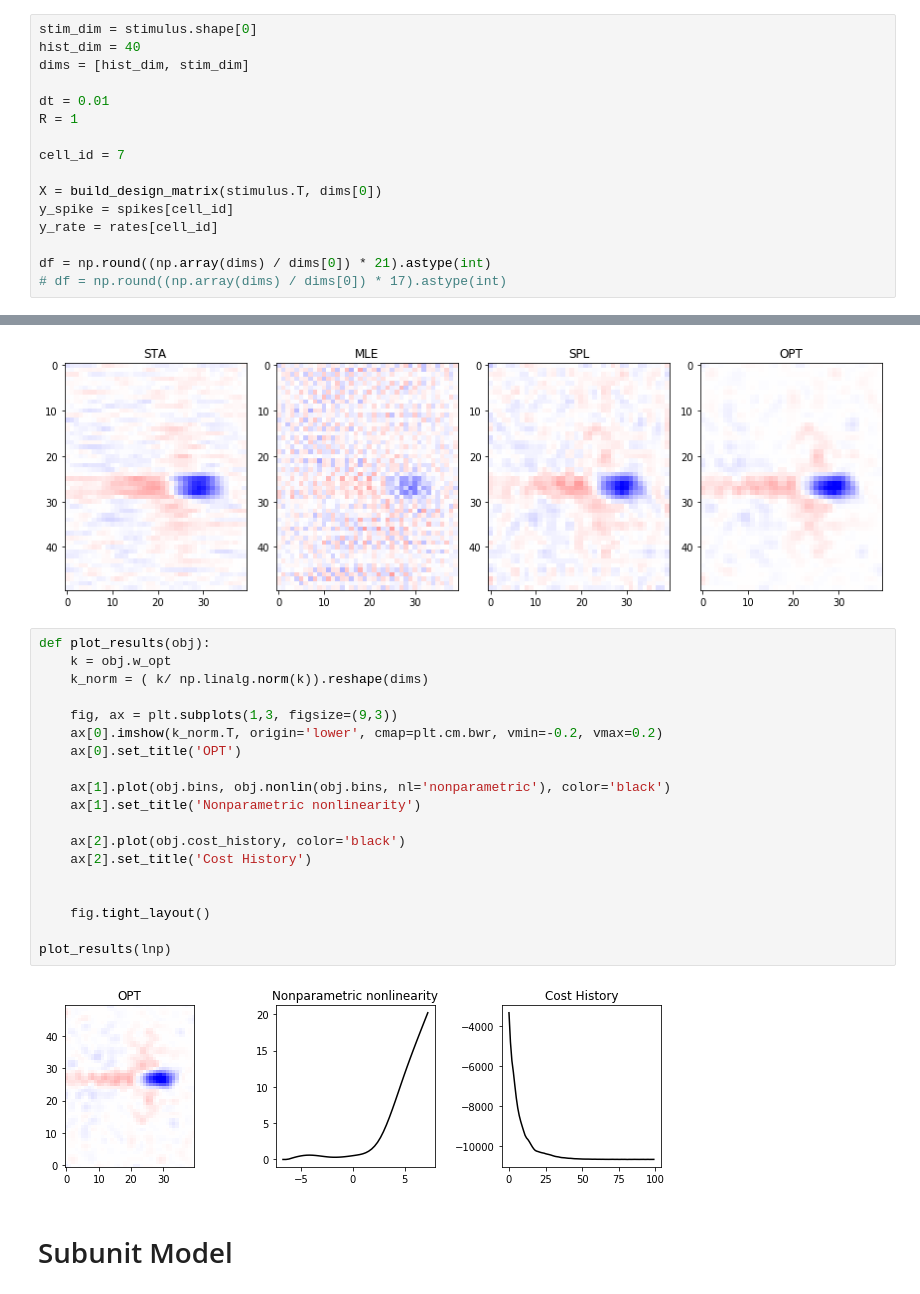
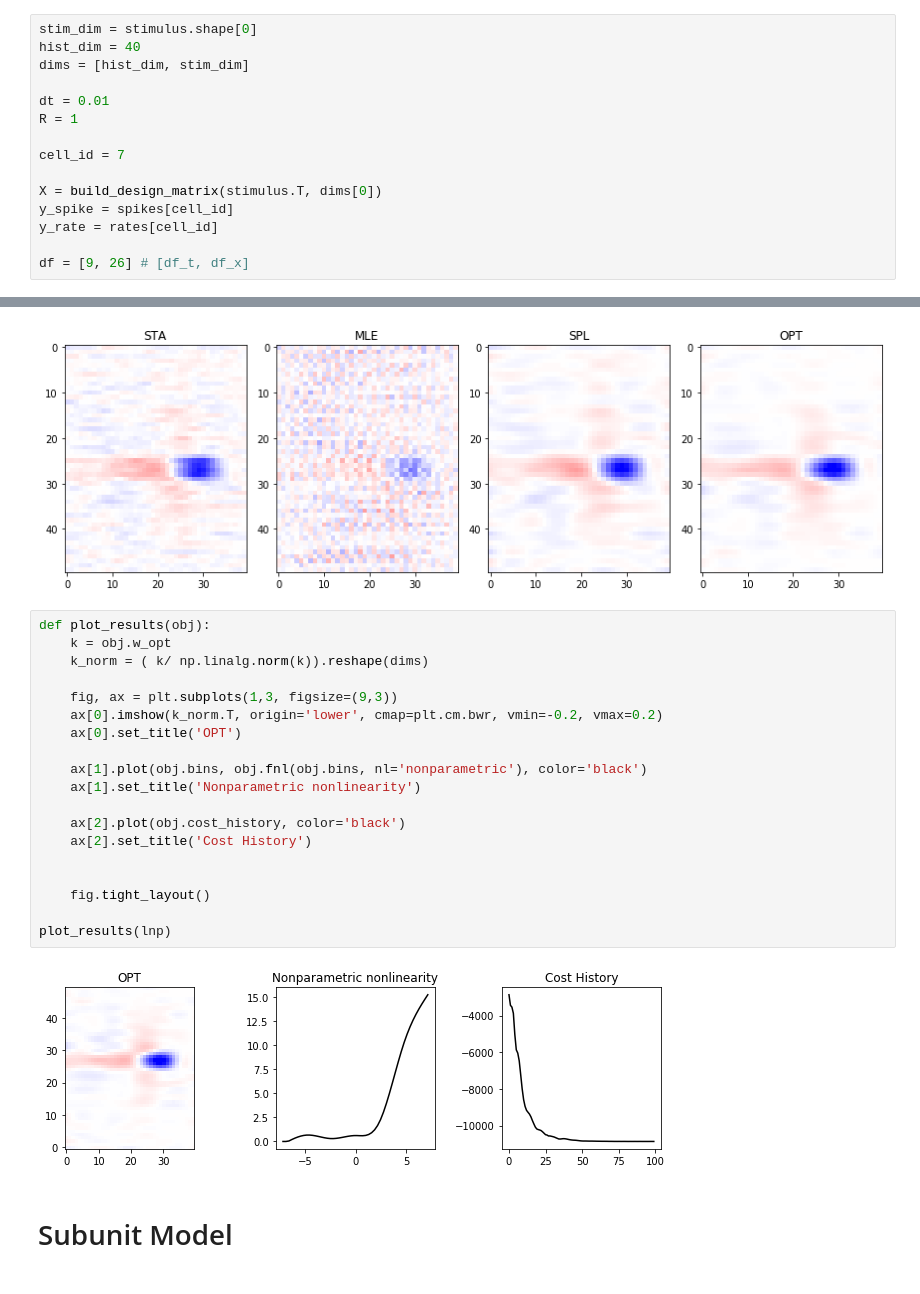
Before and after one commit to berenslab/RFEst, a Jupyter notebook: notebooks/splineGLMs.ipynb, the cells around one changed output, grey strips where cells are left out. Cells and saved outputs as stored; diff of their text form.

```diff
--- a/notebooks/splineGLMs.ipynb
+++ b/notebooks/splineGLMs.ipynb
@@ -33,8 +33,7 @@ X = build_design_matrix(stimulus.T, dims[0])
 y_spike = spikes[cell_id]
 y_rate = rates[cell_id]
 
-df = np.round((np.array(dims) / dims[0]) * 21).astype(int)
-# df = np.round((np.array(dims) / dims[0]) * 17).astype(int)
+df = [9, 26] # [df_t, df_x]
 # %% [markdown]
 # Linear-Gaussian Model
 # %% [markdown]
@@ -120,24 +119,24 @@ plot_single_filter(lnp)
 # %%
 def plot_results(obj):
     k = obj.w_opt
     k_norm = ( k/ np.linalg.norm(k)).reshape(dims)
 
     fig, ax = plt.subplots(1,3, figsize=(9,3))
     ax[0].imshow(k_norm.T, origin='lower', cmap=plt.cm.bwr, vmin=-0.2, vmax=0.2)
     ax[0].set_title('OPT')
 
-    ax[1].plot(obj.bins, obj.nonlin(obj.bins, nl='nonparametric'), color='black')
+    ax[1].plot(obj.bins, obj.fnl(obj.bins, nl='nonparametric'), color='black')
     ax[1].set_title('Nonparametric nonlinearity')
 
     ax[2].plot(obj.cost_history, color='black')
     ax[2].set_title('Cost History')
 
 
     fig.tight_layout()
 
 plot_results(lnp)
 # %% [output]
-[figure, old version]
+[figure, new version]
 # %% [markdown]
 # Subunit Model
 # %% [markdown]
```
Also changed, not shown: parts of 6 cells of this notebook.
